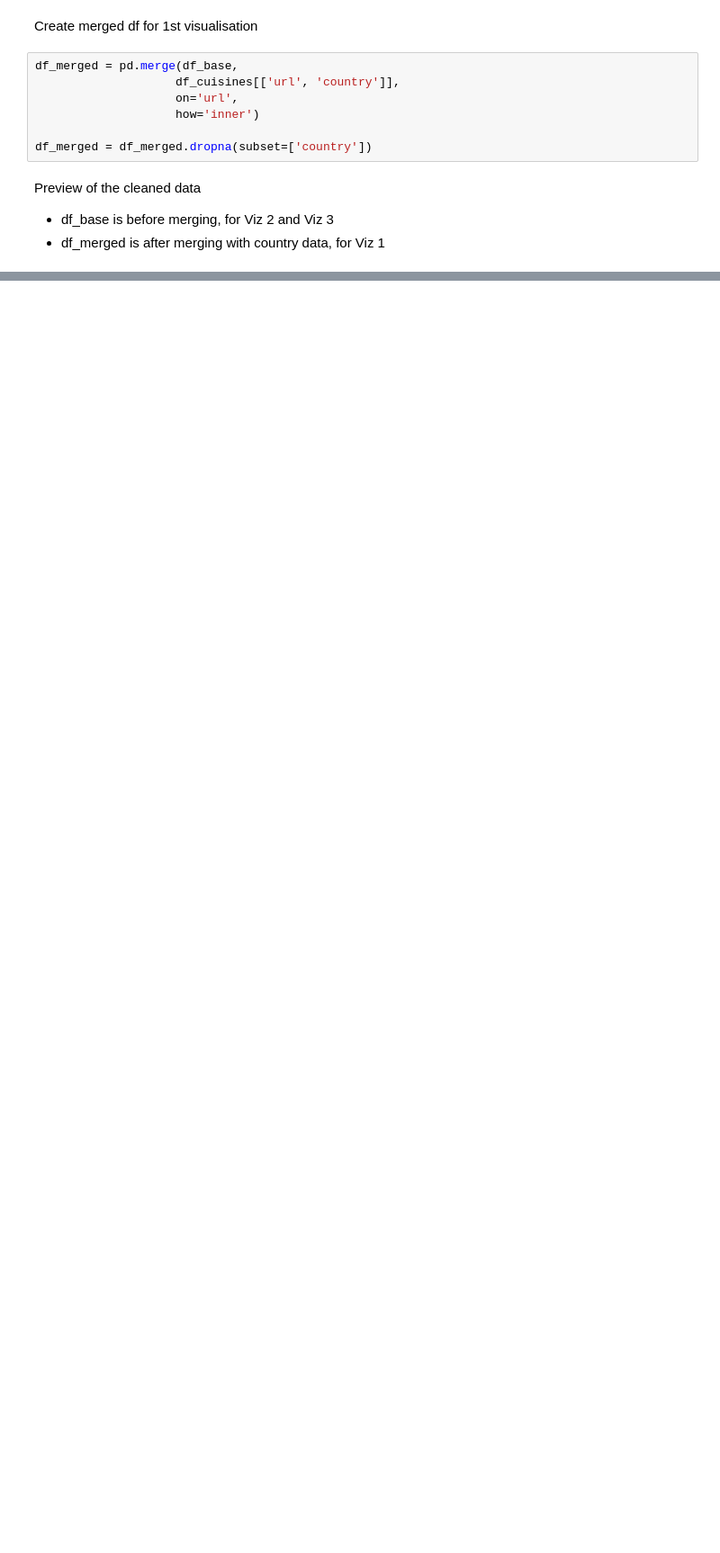
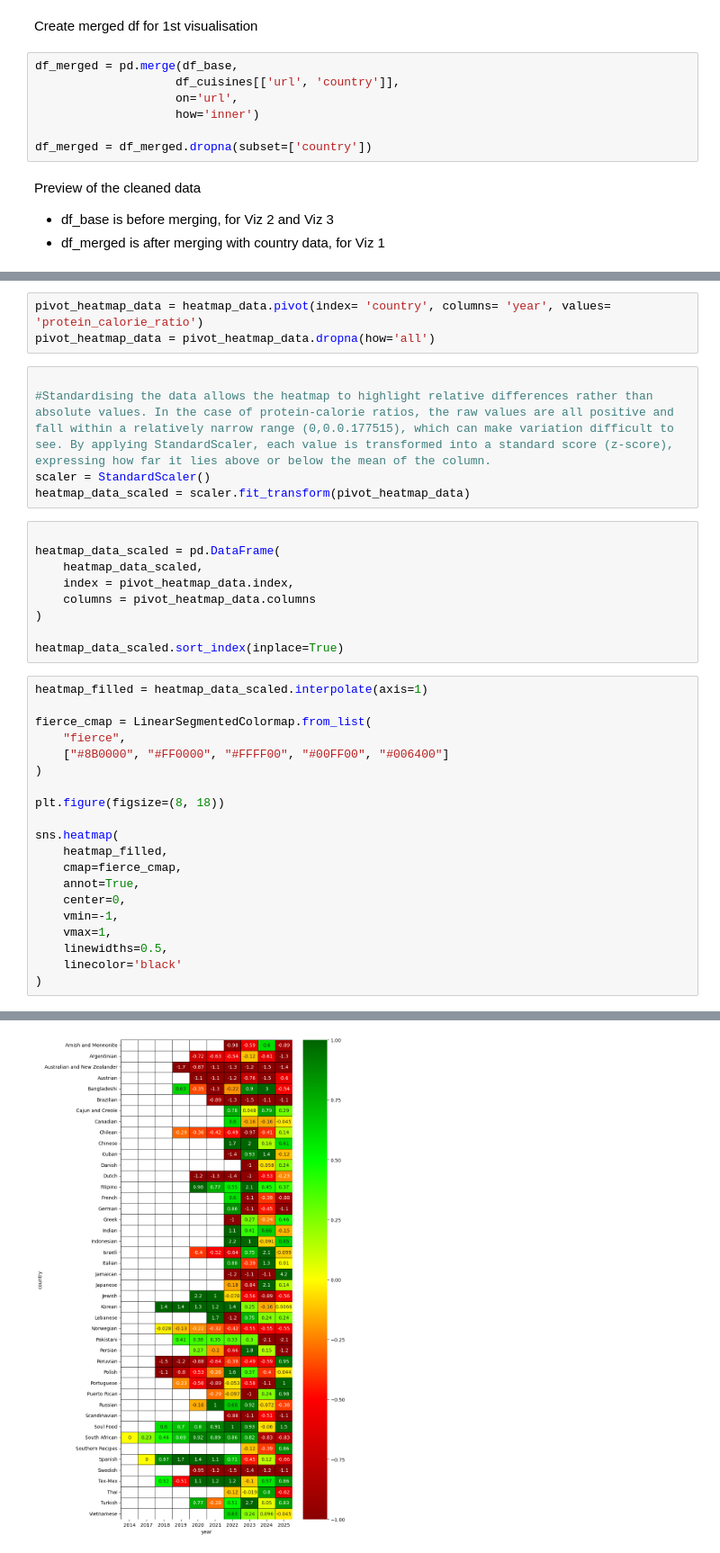
Before and after one commit to seandooa/DSA2101, a Jupyter notebook: src/dsa2101_dsa2ne1_project.ipynb, the cells around one changed output, grey strips where cells are left out. Shown at 90% size. Drawn from its saved outputs; the diff is of its cells as text; blank space fills up the shorter version.

Commit message:
Add heatmap and bubble plot

```diff
--- a/src/dsa2101_dsa2ne1_project.ipynb
+++ b/src/dsa2101_dsa2ne1_project.ipynb
@@ -187,0 +215,38 @@ Cleaned dataset after merger: (1001, 9)
+# %%
+pivot_heatmap_data = heatmap_data.pivot(index= 'country', columns= 'year', values= 'protein_calorie_ratio')
+pivot_heatmap_data = pivot_heatmap_data.dropna(how='all')
+# %%
+
+#Standardising the data allows the heatmap to highlight relative differences rather than absolute values. In the case of protein-calorie ratios, the raw values are all positive and fall within a relatively narrow range (0,0.0.177515), which can make variation difficult to see. By applying StandardScaler, each value is transformed into a standard score (z-score), expressing how far it lies above or below the mean of the column.
+scaler = StandardScaler()
+heatmap_data_scaled = scaler.fit_transform(pivot_heatmap_data)
+# %%
+
+heatmap_data_scaled = pd.DataFrame(
+    heatmap_data_scaled,
+    index = pivot_heatmap_data.index,
+    columns = pivot_heatmap_data.columns
+)
+
+heatmap_data_scaled.sort_index(inplace=True)
+# %%
+heatmap_filled = heatmap_data_scaled.interpolate(axis=1)
+
+fierce_cmap = LinearSegmentedColormap.from_list(
+    "fierce",
+    ["#8B0000", "#FF0000", "#FFFF00", "#00FF00", "#006400"]
+)
+
+plt.figure(figsize=(8, 18))
+
+sns.heatmap(
+    heatmap_filled,
+    cmap=fierce_cmap,
+    annot=True,
+    center=0,
+    vmin=-1,
+    vmax=1,
+    linewidths=0.5,
+    linecolor='black'
+)
+# %% [output]
@@ -187,0 +254 @@ Cleaned dataset after merger: (1001, 9)
+[figure, added]
```
Also changed, not shown: parts of 22 cells of this notebook.
